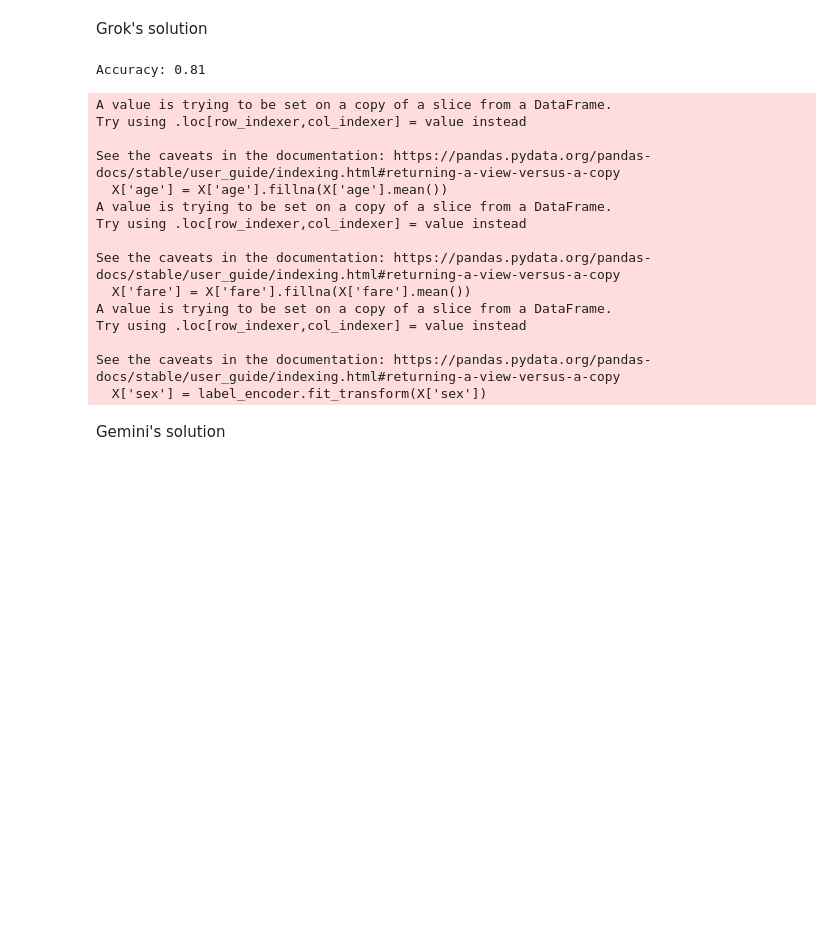
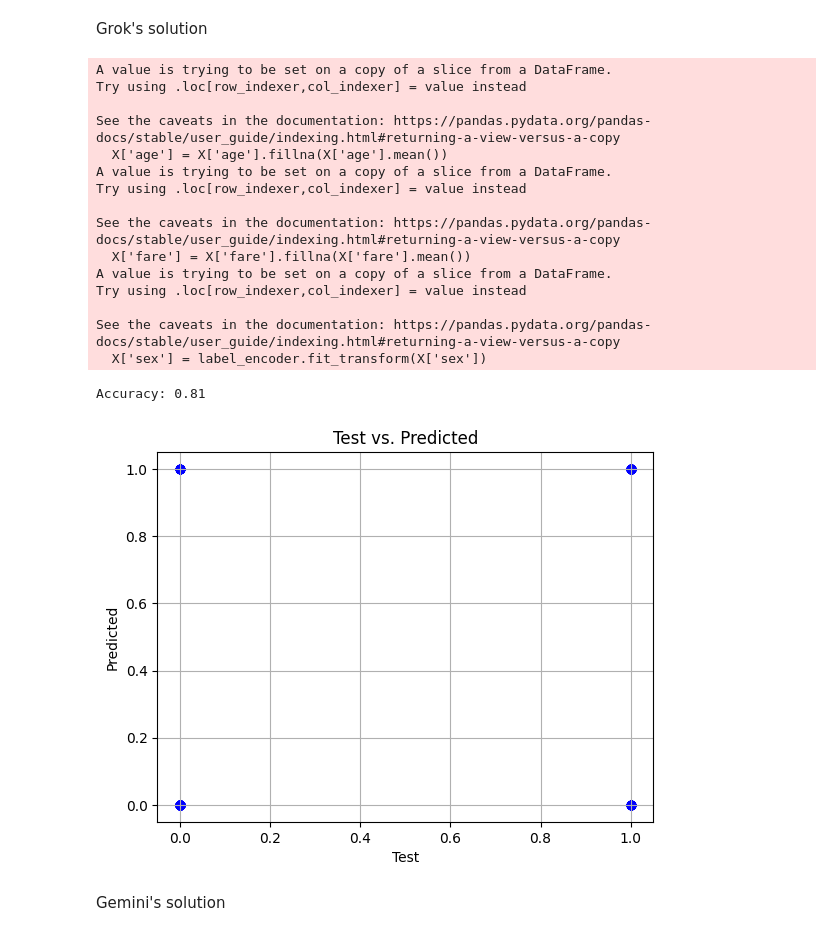
Before and after one commit to dvtran63/ai-learning-notebooks, a Jupyter notebook: day4_supervised_learning_basics.ipynb, the cells around one changed output. Saved outputs shown, nothing was run; the diff lists cells and outputs as text; code cells hidden in the pictures; blank space fills up the shorter version.

```diff
--- a/day4_supervised_learning_basics.ipynb
+++ b/day4_supervised_learning_basics.ipynb
@@ -116,52 +122,66 @@ from sklearn.model_selection import train_test_split
 from sklearn.linear_model import LogisticRegression
 from sklearn.preprocessing import LabelEncoder
 from sklearn.metrics import accuracy_score
+import matplotlib.pyplot as plt
 
 # 1. Load the Titanic dataset
 titanic = sns.load_dataset('titanic')
 
 # 2. Preprocess the data
 # Select relevant features
 features = ['pclass', 'sex', 'age', 'sibsp', 'parch', 'fare']
 X = titanic[features]
 y = titanic['survived']
 
 # Handle missing values
 X['age'] = X['age'].fillna(X['age'].mean())
 X['fare'] = X['fare'].fillna(X['fare'].mean())
 
 # Encode categorical variable 'sex'
 label_encoder = LabelEncoder()
 X['sex'] = label_encoder.fit_transform(X['sex'])
 
 # 3. Split the data into training and testing sets
 X_train, X_test, y_train, y_test = train_test_split(X, y, test_size=0.2, random_state=42)
 
 # 4. Train the logistic regression model
 model = LogisticRegression(max_iter=200)
 model.fit(X_train, y_train)
 
 # 5. Make predictions and evaluate
 y_pred = model.predict(X_test)
 accuracy = accuracy_score(y_test, y_pred)
 print(f"Accuracy: {accuracy:.2f}")
+
+#plt.scatter(study_hours, exam_scores, color='blue', marker='o')
+plt.scatter(y_test, y_pred, color='blue', marker='o')
+
+# Add labels and title
+plt.xlabel('Test')
+plt.ylabel('Predicted')
+plt.title('Test vs. Predicted')
+
+# Display the plot
+plt.grid(True)
+plt.show()
 # %% [output]
-Accuracy: 0.81
+A value is trying to be set on a copy of a slice from a DataFrame.
+Try using .loc[row_indexer,col_indexer] = value instead
+
+See the caveats in the documentation: https://pandas.pydata.org/pandas-docs/stable/user_guide/indexing.html#returning-a-view-versus-a-copy
+  X['age'] = X['age'].fillna(X['age'].mean())
+A value is trying to be set on a copy of a slice from a DataFrame.
+Try using .loc[row_indexer,col_indexer] = value instead
+
+See the caveats in the documentation: https://pandas.pydata.org/pandas-docs/stable/user_guide/indexing.html#returning-a-view-versus-a-copy
+  X['fare'] = X['fare'].fillna(X['fare'].mean())
+A value is trying to be set on a copy of a slice from a DataFrame.
+Try using .loc[row_indexer,col_indexer] = value instead
+
+See the caveats in the documentation: https://pandas.pydata.org/pandas-docs/stable/user_guide/indexing.html#returning-a-view-versus-a-copy
+  X['sex'] = label_encoder.fit_transform(X['sex'])
-A value is trying to be set on a copy of a slice from a DataFrame.
-Try using .loc[row_indexer,col_indexer] = value instead
-
-See the caveats in the documentation: https://pandas.pydata.org/pandas-docs/stable/user_guide/indexing.html#returning-a-view-versus-a-copy
-  X['age'] = X['age'].fillna(X['age'].mean())
-A value is trying to be set on a copy of a slice from a DataFrame.
-Try using .loc[row_indexer,col_indexer] = value instead
-
-See the caveats in the documentation: https://pandas.pydata.org/pandas-docs/stable/user_guide/indexing.html#returning-a-view-versus-a-copy
-  X['fare'] = X['fare'].fillna(X['fare'].mean())
-A value is trying to be set on a copy of a slice from a DataFrame.
-Try using .loc[row_indexer,col_indexer] = value instead
-
-See the caveats in the documentation: https://pandas.pydata.org/pandas-docs/stable/user_guide/indexing.html#returning-a-view-versus-a-copy
-  X['sex'] = label_encoder.fit_transform(X['sex'])
+Accuracy: 0.81
+[figure, added]
 # %% [markdown]
 Gemini's solution
 # %%
```
Also changed, not shown: parts of 5 cells of this notebook.
